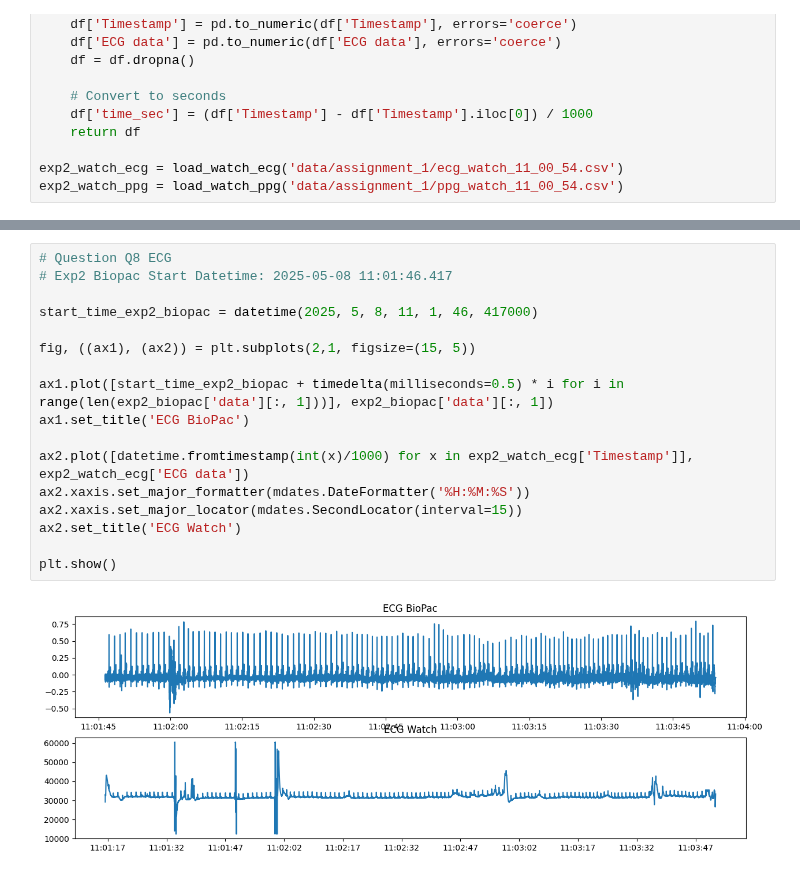
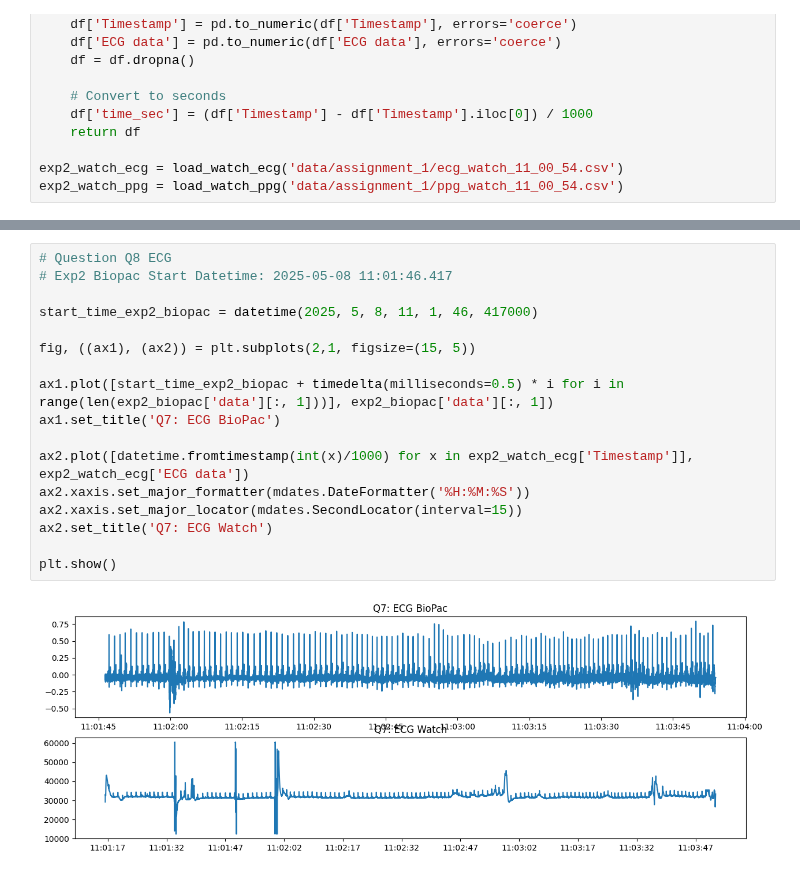
Before and after one commit to victor-42/medical_data_processing, a Jupyter notebook: notebook_for_task1.ipynb, the cells around one changed output, grey strips where cells are left out. Saved outputs shown, nothing was run; the diff lists cells and outputs as text.

```diff
--- a/notebook_for_task1.ipynb
+++ b/notebook_for_task1.ipynb
@@ -278,22 +260,22 @@ exp2_biopac
 # %%
 # Question Q8 ECG
 # Exp2 Biopac Start Datetime: 2025-05-08 11:01:46.417
 
 start_time_exp2_biopac = datetime(2025, 5, 8, 11, 1, 46, 417000)
 
 fig, ((ax1), (ax2)) = plt.subplots(2,1, figsize=(15, 5))
 
 ax1.plot([start_time_exp2_biopac + timedelta(milliseconds=0.5) * i for i in range(len(exp2_biopac['data'][:, 1]))], exp2_biopac['data'][:, 1])
-ax1.set_title('ECG BioPac')
+ax1.set_title('Q7: ECG BioPac')
 
 ax2.plot([datetime.fromtimestamp(int(x)/1000) for x in exp2_watch_ecg['Timestamp']], exp2_watch_ecg['ECG data'])
 ax2.xaxis.set_major_formatter(mdates.DateFormatter('%H:%M:%S'))
 ax2.xaxis.set_major_locator(mdates.SecondLocator(interval=15))
-ax2.set_title('ECG Watch')
+ax2.set_title('Q7: ECG Watch')
 
 plt.show()
 # %% [output]
-[figure, old version]
+[figure, new version]
 # %%
 #Question Q8 PPG
 start_time_exp2_biopac = datetime(2025, 5, 8, 11, 1, 46, 417000)
```
Also changed, not shown: parts of 6 cells of this notebook.
